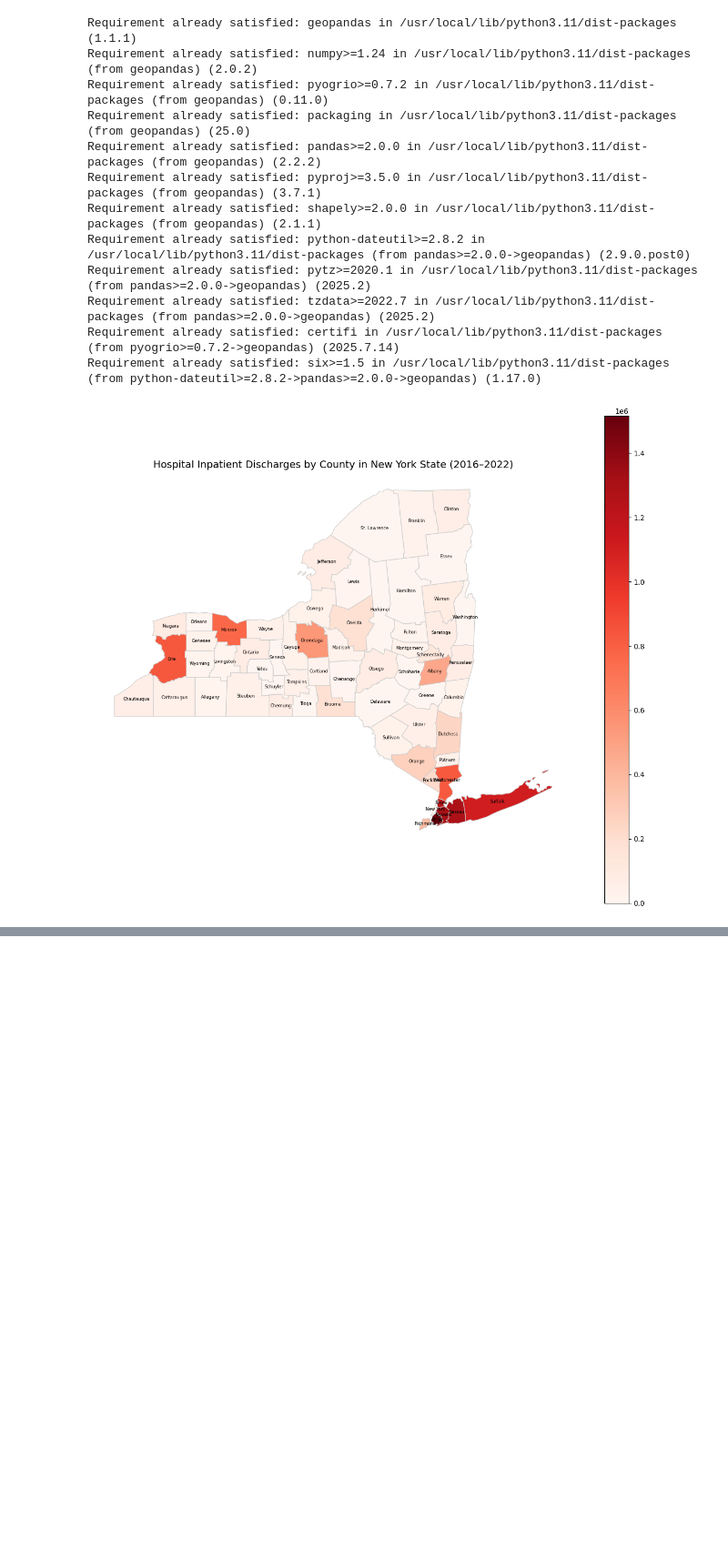
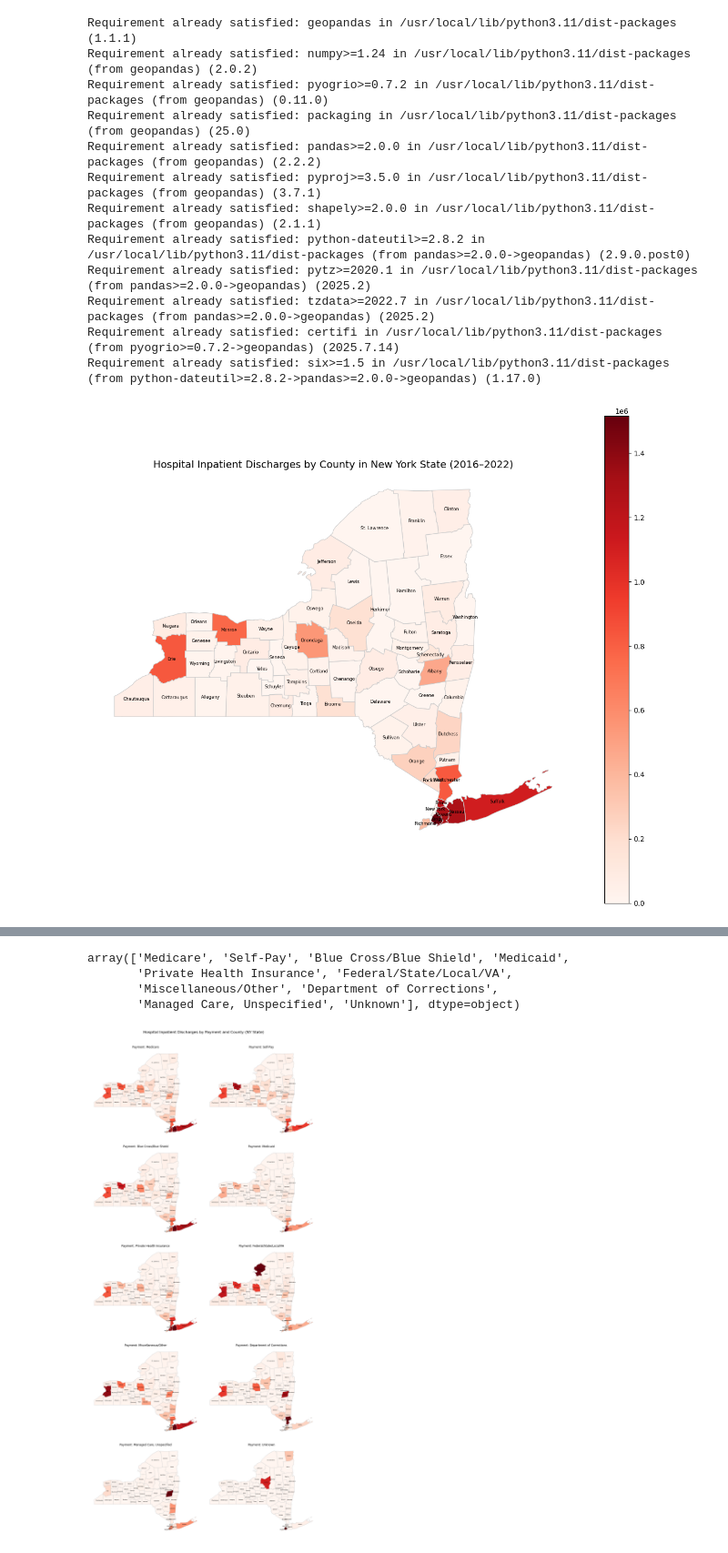
Before and after one commit to Diwakarmogarala/Capstone, a Jupyter notebook: Phase_1.ipynb, the cells around one changed output, grey strips where cells are left out. Shown at 91% size. Saved outputs shown, nothing was run; the diff lists cells and outputs as text; code cells hidden in the pictures; blank space fills up the shorter version.

```diff
--- a/Phase_1.ipynb
+++ b/Phase_1.ipynb
@@ -1202,0 +1343,79 @@ See the caveats in the documentation: https://pandas.pydata.org/pandas-docs/stab
+# %%
+df["Payment Typology 1"].unique()
+# %% [output]
+array(['Medicare', 'Self-Pay', 'Blue Cross/Blue Shield', 'Medicaid',
+       'Private Health Insurance', 'Federal/State/Local/VA',
+       'Miscellaneous/Other', 'Department of Corrections',
+       'Managed Care, Unspecified', 'Unknown'], dtype=object)
+# %%
+import geopandas as gpd
+import pandas as pd
+import matplotlib.pyplot as plt
+from matplotlib.colors import Normalize
+
+# Load shapefile
+gdf = gpd.read_file("cb_2022_us_county_5m.shp")
+ny_gdf_base = gdf[gdf['STATEFP'] == '36'].copy()
+
+# Unique age groups from your DataFrame
+insurance = df["Payment Typology 1"].unique()
+
+# Create subplot grid
+n = len(insurance)
+cols = 2
+rows = (n + 1) // cols
+
+fig, axes = plt.subplots(rows, cols, figsize=(14, 6 * rows))
+axes = axes.flatten()  # Flatten in case of single row
+
+# Loop through each age group
+for i, insu in enumerate(insurance):
+    ax = axes[i]
+
+    # Filter and count cases
+    county_case_counts = df[df["Payment Typology 1"] == insu]["Hospital County"].value_counts().reset_index()
+    county_case_counts.columns = ["NAME", "cases"]
+
+    # Merge with shapefile
+    ny_gdf = ny_gdf_base.copy()
+    ny_gdf = ny_gdf.merge(county_case_counts, on='NAME', how='left')
+    ny_gdf['cases'] = ny_gdf['cases'].fillna(0)
+
+    # Normalize color scale
+    normalize = Normalize(vmin=ny_gdf['cases'].min(), vmax=ny_gdf['cases'].max())
+
+    # Plot
+    ny_gdf.plot(
+        column='cases',
+        cmap='Reds',
+        linewidth=0.8,
+        ax=ax,
+        edgecolor='0.8',
+        legend=False,
+        norm=normalize
+    )
+
+    # Label counties
+    for idx, row in ny_gdf.iterrows():
+        ax.text(
+            row.geometry.centroid.x,
+            row.geometry.centroid.y,
+            row['NAME'],
+            fontsize=5,
+            ha='center',
+            va='center',
+            color='black'
+        )
+
+    ax.set_title(f"Payment: {insu}", fontsize=12)
+    ax.axis('off')
+
+# Remove empty subplots if any
+for j in range(i + 1, len(axes)):
+    fig.delaxes(axes[j])
+
+plt.tight_layout()
+plt.suptitle("Hospital Inpatient Discharges by Payment and County (NY State)", fontsize=16, y=1.02)
+plt.show()
+# %% [output]
+[figure, added]
```
Also changed, not shown: parts of 13 cells of this notebook.
